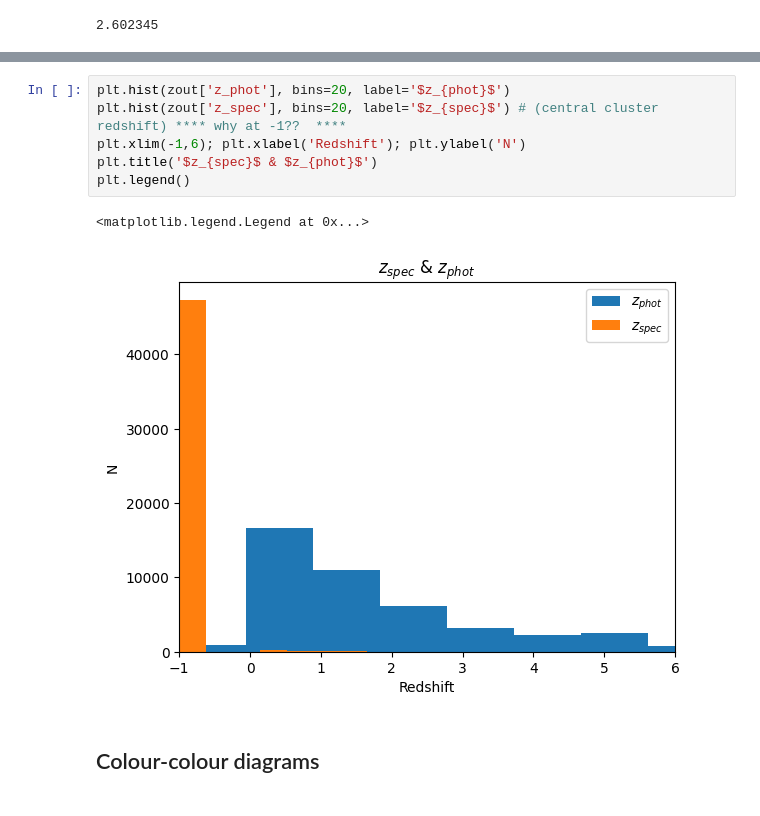
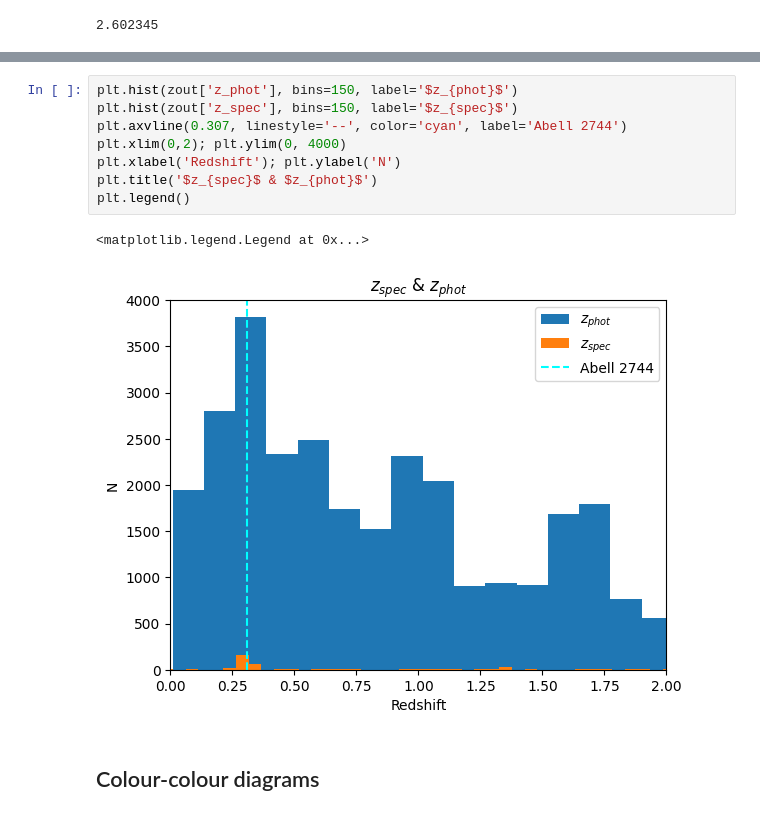
Before and after one commit to mayamerch/block-3-project, a Jupyter notebook: abell 2744.ipynb, the cells around one changed output, grey strips where cells are left out. Saved outputs shown, nothing was run; the diff lists cells and outputs as text.

```diff
--- a/abell 2744.ipynb
+++ b/abell 2744.ipynb
@@ -331,12 +315,14 @@ plt.xlim(0, 8) # based on histogram
 # %%
-plt.hist(zout['z_phot'], bins=20, label='$z_{phot}$')
-plt.hist(zout['z_spec'], bins=20, label='$z_{spec}$') # (central cluster redshift) **** why at -1??  ****
-plt.xlim(-1,6); plt.xlabel('Redshift'); plt.ylabel('N')
+plt.hist(zout['z_phot'], bins=150, label='$z_{phot}$')
+plt.hist(zout['z_spec'], bins=150, label='$z_{spec}$')
+plt.axvline(0.307, linestyle='--', color='cyan', label='Abell 2744')
+plt.xlim(0,2); plt.ylim(0, 4000)
+plt.xlabel('Redshift'); plt.ylabel('N')
 plt.title('$z_{spec}$ & $z_{phot}$')
 plt.legend()
 # %% [output]
 <matplotlib.legend.Legend at 0x...>
-[figure, old version]
+[figure, new version]
 # %% [markdown]
 ## Colour-colour diagrams
 # %%
```
Also changed, not shown: parts of 26 cells of this notebook.
